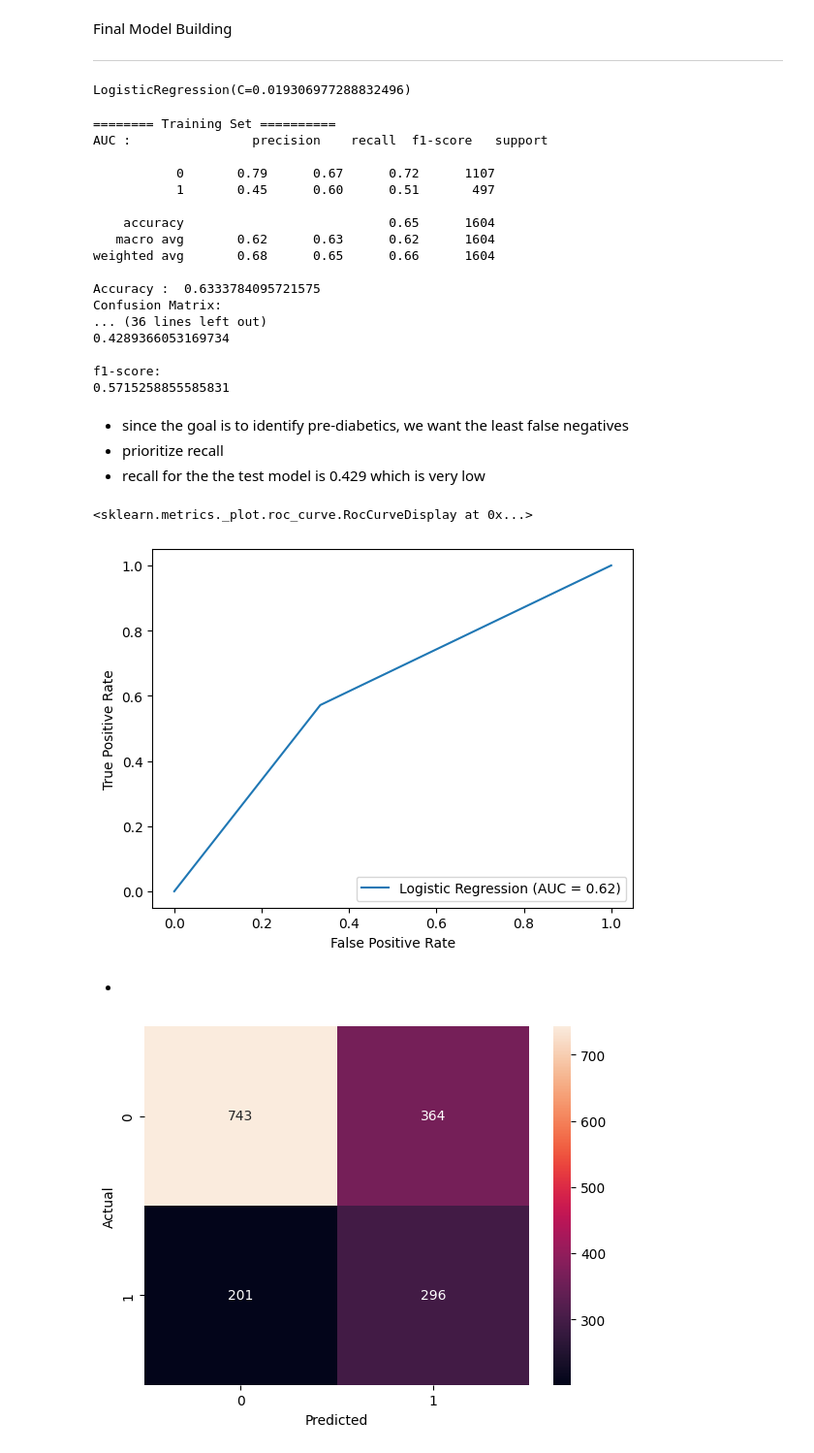
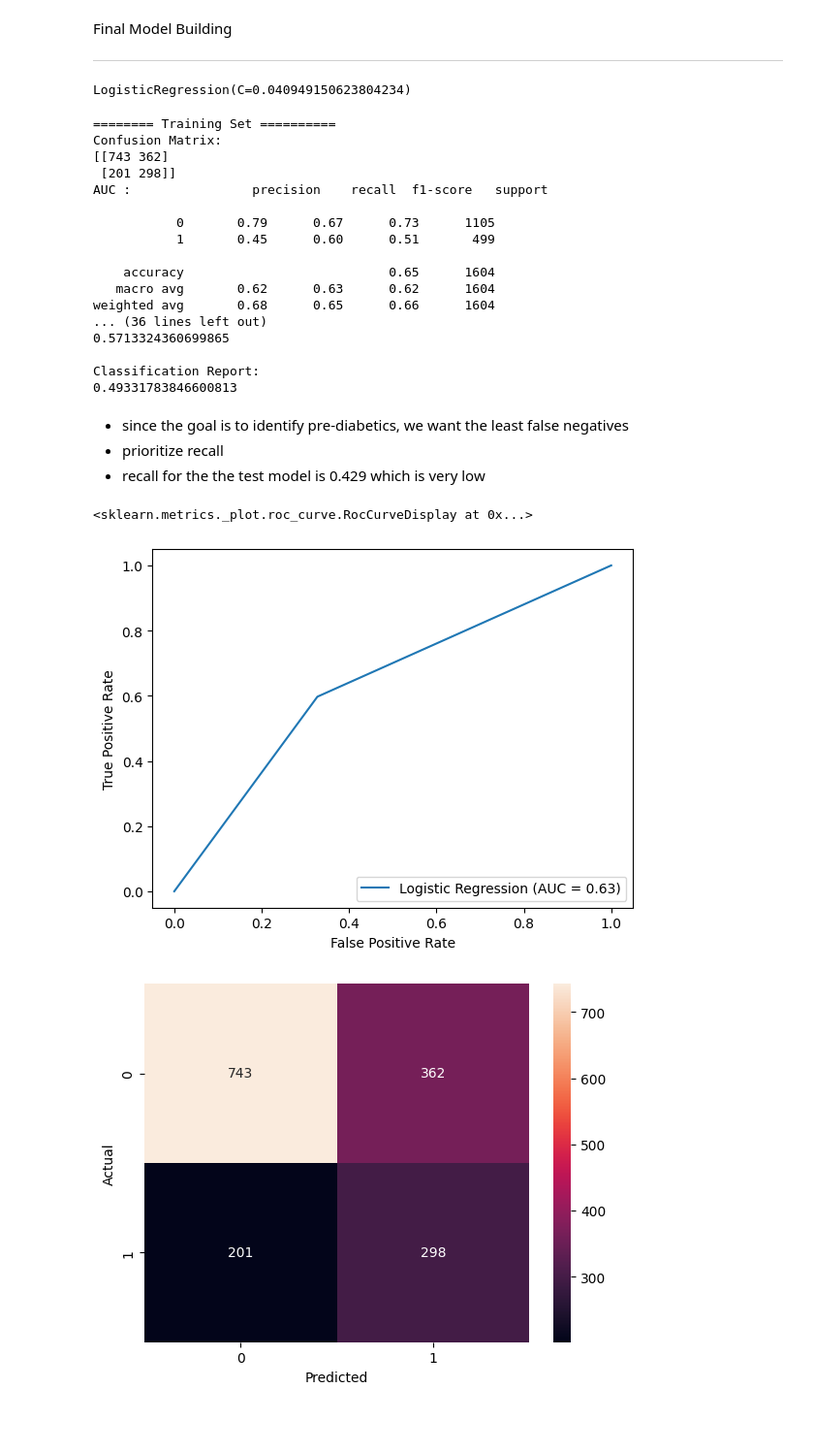
Before and after one commit to lilyzhizhou/Identifying-Prediabetes-ML, a Jupyter notebook: Logistic_Regression_Model_.ipynb, the cells around one changed output. Shown at 97% size. Drawn from its saved outputs; the diff is of its cells as text; code cells hidden in the pictures; blank space fills up the shorter version.

```diff
--- a/Logistic_Regression_Model_.ipynb
+++ b/Logistic_Regression_Model_.ipynb
@@ -152,10 +152,15 @@ parameters = dict(logistic_Reg__C=C,
                   logistic_Reg__penalty=penalty)
 
 # 4. Run gridsearch
-clf_GS = GridSearchCV(pipe, parameters)
+clf_GS = GridSearchCV(pipe, parameters, cv = cv)
 
 clf_GS.fit(X_train, y_train)
 
+# Extracting the results of the Grid Search into a DataFrame for analysis.
+results = pd.DataFrame(clf_GS.cv_results_)
+
+# Filtering to get the rows with the best performing hyperparameters.
+print(results[results['rank_test_score'] == 1])
 print('Best Penalty:', clf_GS.best_estimator_.get_params()['logistic_Reg__penalty'])
 print('Best C:', clf_GS.best_estimator_.get_params()['logistic_Reg__C'])
 # %% [output]
@@ -171,13 +188,13 @@ Final Model Building
 ---
 # %%
 # 1. Training logistic regression model
-log_reg = LogisticRegression(penalty='l2', C=0.019306977288832496, solver='lbfgs')
+log_reg = LogisticRegression(penalty='l2', C=0.040949150623804234, solver='lbfgs')
 log_reg.fit(X_train, y_train)
 
 # L2 regularization used as it will spread coefficient values more evenly across all predictors
 # lbfgs used as for it's robustness
 # %% [output]
-LogisticRegression(C=0.019306977288832496)
+LogisticRegression(C=0.040949150623804234)
 # %%
 # Define a function to compute various scores for model evaluation
 def get_scores(Y_pred, Y):
@@ -225,37 +242,35 @@ print('======== Test Set ==========')
 print_scores(conf_matrix_train, auc_train, acc_train, precision_train, recall_train, f1_train, class_report_train)
 # %% [output]
 ======== Training Set ==========
+Confusion Matrix:
+[[743 362]
+ [201 298]]
 AUC :                precision    recall  f1-score   support
 
-           0       0.79      0.67      0.72      1107
-           1       0.45      0.60      0.51       497
+           0       0.79      0.67      0.73      1105
+           1       0.45      0.60      0.51       499
 
     accuracy                           0.65      1604
    macro avg       0.62      0.63      0.62      1604
 weighted avg       0.68      0.65      0.66      1604
+... (36 lines left out)
+0.5713324360699865
 
-Accuracy :  0.6333784095721575
-Confusion Matrix:
-... (36 lines left out)
-0.4289366053169734
-
-f1-score:
-0.5715258855585831
+Classification Report:
+0.49331783846600813
 # %% [markdown]
 - since the goal is to identify pre-diabetics, we want the least false negatives
 - prioritize recall
 - recall for the the test model is 0.429 which is very low
 # %%
-# Plot the ROC curve for the training set
-fpr, tpr, thresholds = roc_curve(y_pred_train, y_train)
+# Plot the ROC curve for the test set
+fpr, tpr, thresholds = roc_curve(y_pred_test, y_test)
 roc_auc = auc(fpr, tpr)
 display = RocCurveDisplay(fpr=fpr, tpr=tpr, roc_auc=roc_auc, estimator_name='Logistic Regression')
 display.plot()
 # %% [output]
 <sklearn.metrics._plot.roc_curve.RocCurveDisplay at 0x...>
-[figure, old version]
+[figure, new version]
-# %% [markdown]
--
 # %%
 # Visualizing confusion matrix Test
 sns.heatmap(conf_matrix_test, annot=True, fmt='d')
```
Also changed, not shown: parts of 5 cells of this notebook.
